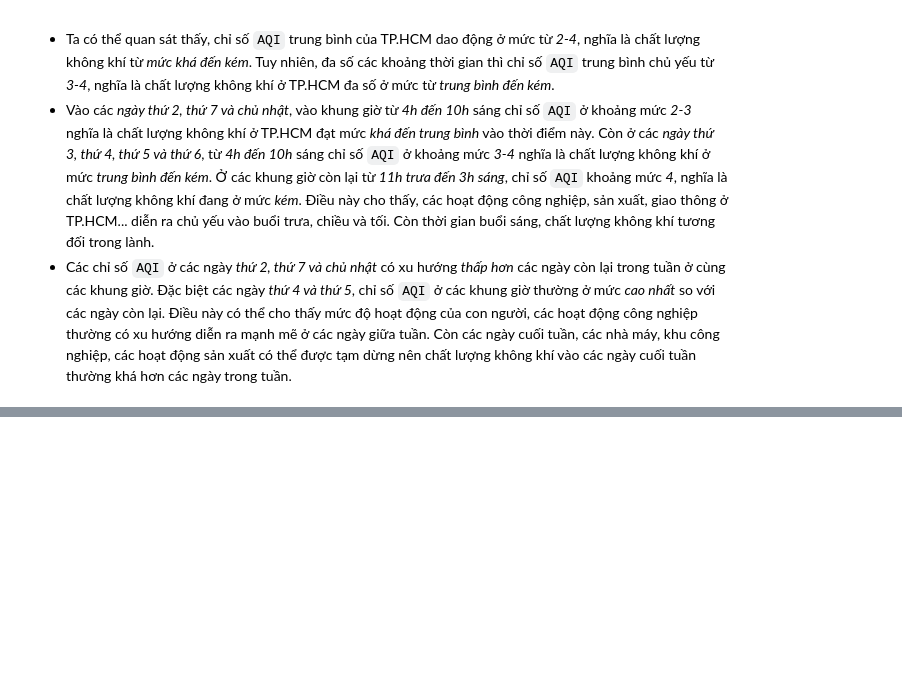
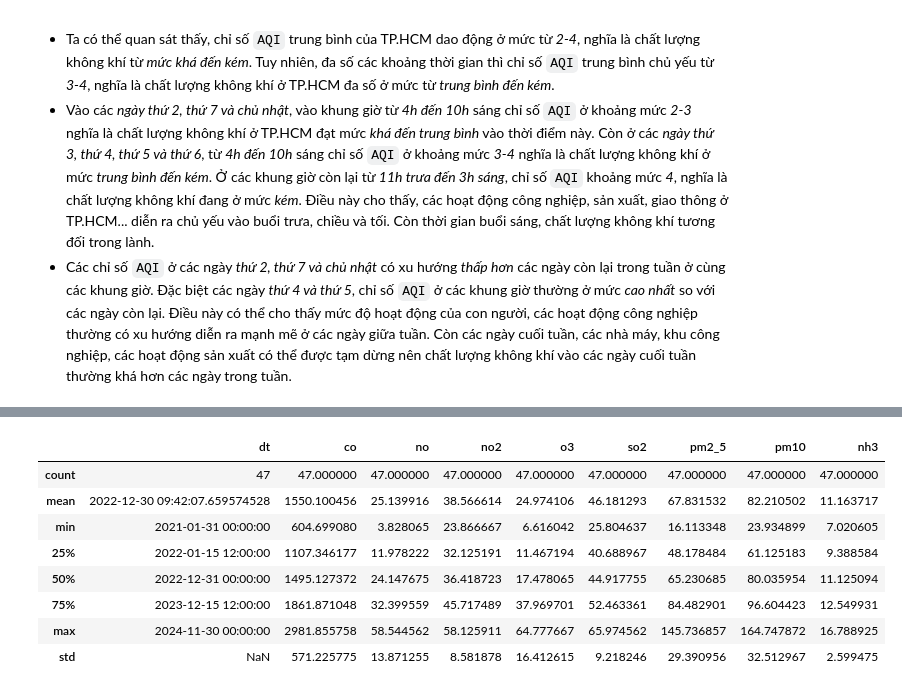
Before and after one commit to asde3458/NMKHDL, a Jupyter notebook: Notebooks/Making question.ipynb, the cells around one changed output, grey strips where cells are left out. Drawn from its saved outputs; the diff is of its cells as text; code cells hidden in the pictures; blank space fills up the shorter version.

```diff
--- a/Notebooks/Making question.ipynb
+++ b/Notebooks/Making question.ipynb
@@ -273,0 +437,13 @@ Dựa vào kết quả ở bảng và biểu đồ trên, có thể thấy rằn
+# %%
+# Phân bố của các giá trị
+monthly_data.describe()
+# %% [output]
+|  | dt | co | no | no2 | o3 | so2 | pm2_5 | pm10 | nh3 |
+| count | 47 | 47.000000 | 47.000000 | 47.000000 | 47.000000 | 47.000000 | 47.000000 | 47.000000 | 47.000000 |
+| mean | 2022-12-30 09:42:07.659574528 | 1550.100456 | 25.139916 | 38.566614 | 24.974106 | 46.181293 | 67.831532 | 82.210502 | 11.163717 |
+| min | 2021-01-31 00:00:00 | 604.699080 | 3.828065 | 23.866667 | 6.616042 | 25.804637 | 16.113348 | 23.934899 | 7.020605 |
+| 25% | 2022-01-15 12:00:00 | 1107.346177 | 11.978222 | 32.125191 | 11.467194 | 40.688967 | 48.178484 | 61.125183 | 9.388584 |
+| 50% | 2022-12-31 00:00:00 | 1495.127372 | 24.147675 | 36.418723 | 17.478065 | 44.917755 | 65.230685 | 80.035954 | 11.125094 |
+| 75% | 2023-12-15 12:00:00 | 1861.871048 | 32.399559 | 45.717489 | 37.969701 | 52.463361 | 84.482901 | 96.604423 | 12.549931 |
+| max | 2024-11-30 00:00:00 | 2981.855758 | 58.544562 | 58.125911 | 64.777667 | 65.974562 | 145.736857 | 164.747872 | 16.788925 |
+| std | NaN | 571.225775 | 13.871255 | 8.581878 | 16.412615 | 9.218246 | 29.390956 | 32.512967 | 2.599475 |
```
Also changed, not shown: parts of 10 cells of this notebook.
